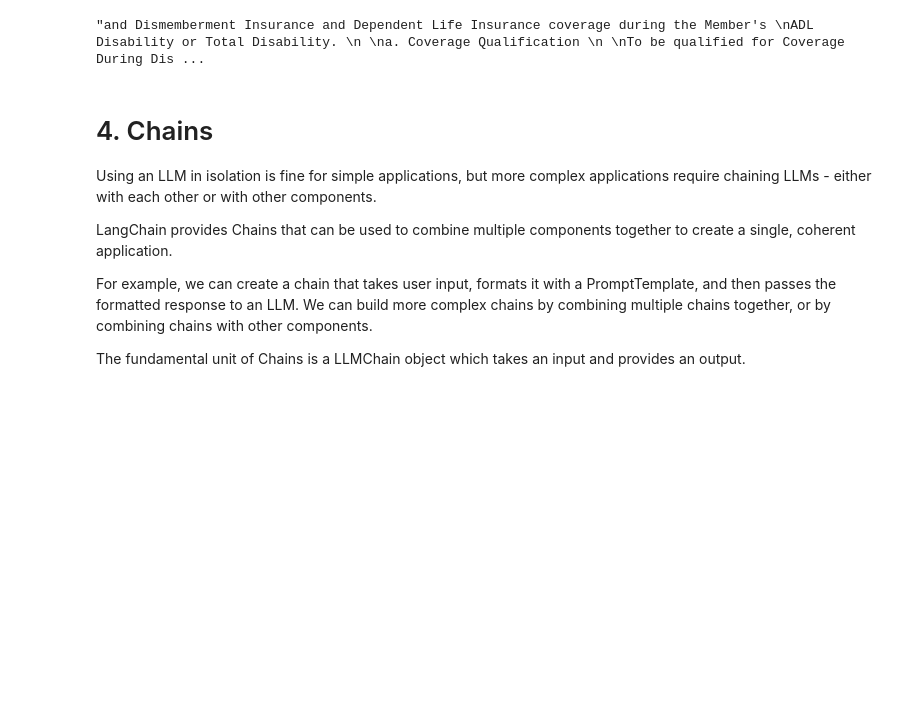
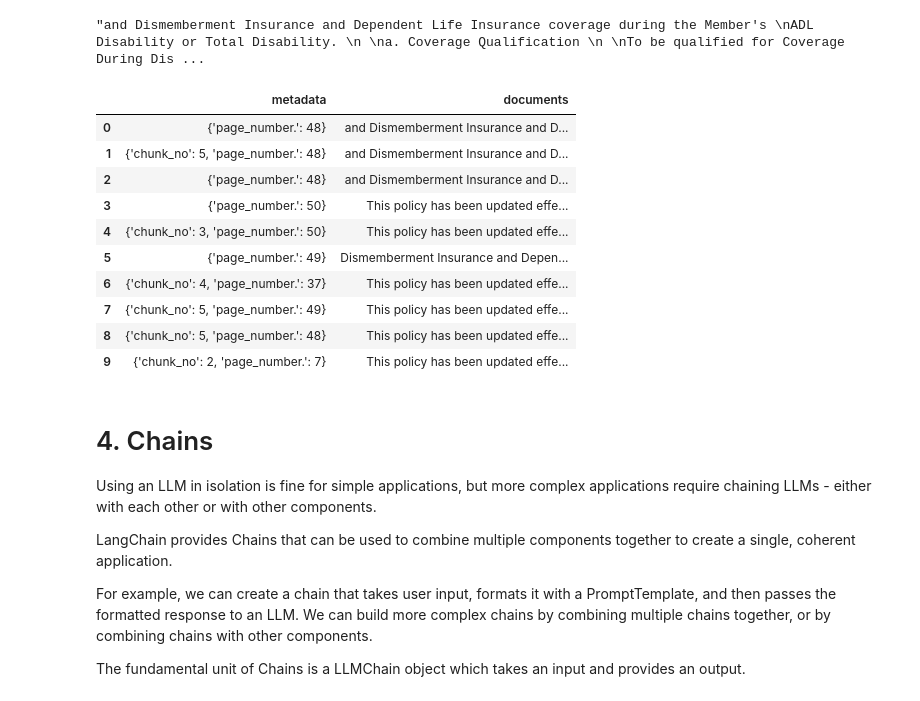
Before and after one commit to Gyan1494/semantic-spotter-project-1, a Jupyter notebook: semantic-spotter-langchain-notebook.ipynb, the cells around one changed output. Saved outputs shown, nothing was run; the diff lists cells and outputs as text; code cells hidden in the pictures; blank space fills up the shorter version.

```diff
--- a/semantic-spotter-langchain-notebook.ipynb
+++ b/semantic-spotter-langchain-notebook.ipynb
@@ -222,0 +315,3 @@ You have 225 documents
+# %%
+rec_split_texts = fixed_chunk_df.chunk_text
+rec_split_texts
@@ -302,8 +406,8 @@ openai_embeddings = OpenAIEmbeddings()
 
 # Create a persistent ChromaDB instance with OpenAI embeddings
 db = Chroma.from_documents(
-    documents=rec_split_texts,
-    embedding=openai_embeddings,
+    documents = rec_split_texts.tolist(),
+    embedding = openai_embeddings,
     persist_directory="./chroma_persistence"  # Set a directory for persistent storage
 )
 # %% [markdown]
@@ -345,7 +445,7 @@ The [official documentation](https://python.langchain.com/docs/integrations/retr
 # %%
 # Initialize a document retriever using the existing vector storage (db).
 # The retriever is configured to retrieve a top 5 documents with  mmr score more than 0.8.
-search_kwargs={"k": 5, "score_threshold": 0.8}
+search_kwargs={"k": 10, "score_threshold": 0.8}
 retriever = db.as_retriever(search_type="mmr", search_kwargs=search_kwargs)
 # %%
 %%time
@@ -368,6 +473,28 @@ Wall time: 1.26 s
 docs[0].page_content
 # %% [output]
 "and Dismemberment Insurance and Dependent Life Insurance coverage during the Member's \nADL Disability or Total Disability. \n \na. Coverage Qualification \n \nTo be qualified for Coverage During Dis ...
+# %%
+top_10 = []
+for doc in docs:
+    top_10.append({
+        "metadata": doc.metadata,
+        "documents": doc.page_content
+    })
+top_10_RAG = pd.DataFrame(top_10)
+# %%
+top_10_RAG
+# %% [output]
+|  | metadata | documents |
+| 0 | {'page_number.': 48} | and Dismemberment Insurance and D... |
+| 1 | {'chunk_no': 5, 'page_number.': 48} | and Dismemberment Insurance and D... |
+| 2 | {'page_number.': 48} | and Dismemberment Insurance and D... |
+| 3 | {'page_number.': 50} | This policy has been updated effe... |
+| 4 | {'chunk_no': 3, 'page_number.': 50} | This policy has been updated effe... |
+| 5 | {'page_number.': 49} | Dismemberment Insurance and Depen... |
+| 6 | {'chunk_no': 4, 'page_number.': 37} | This policy has been updated effe... |
+| 7 | {'chunk_no': 5, 'page_number.': 49} | This policy has been updated effe... |
+| 8 | {'chunk_no': 5, 'page_number.': 48} | This policy has been updated effe... |
+| 9 | {'chunk_no': 2, 'page_number.': 7} | This policy has been updated effe... |
 # %% [markdown]
 # 4. Chains
 
```
Also changed, not shown: parts of 72 cells of this notebook.
